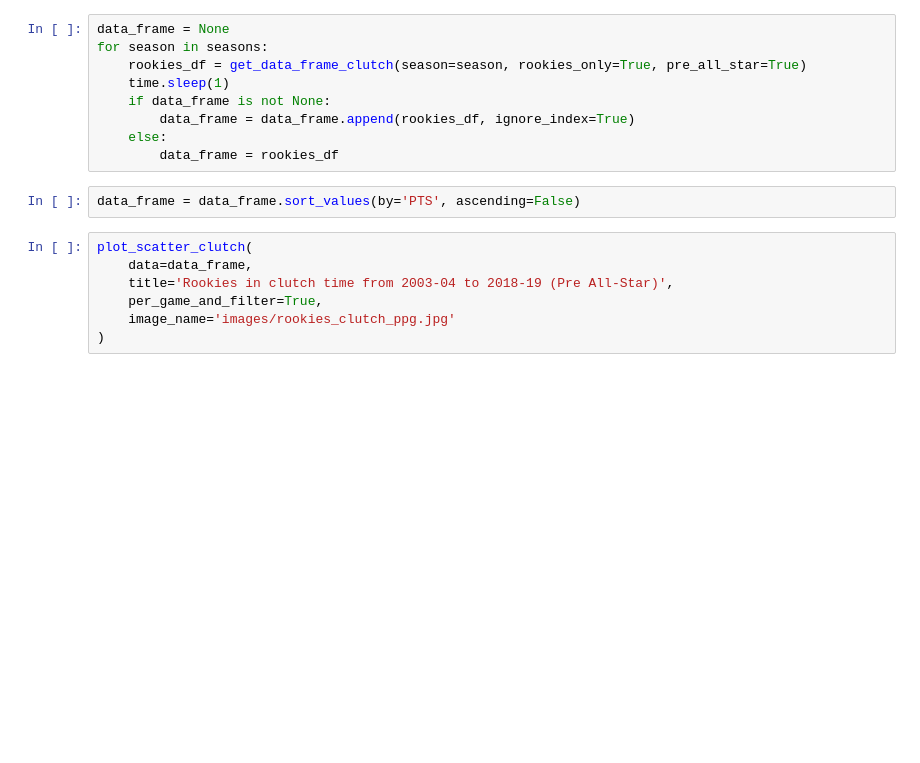
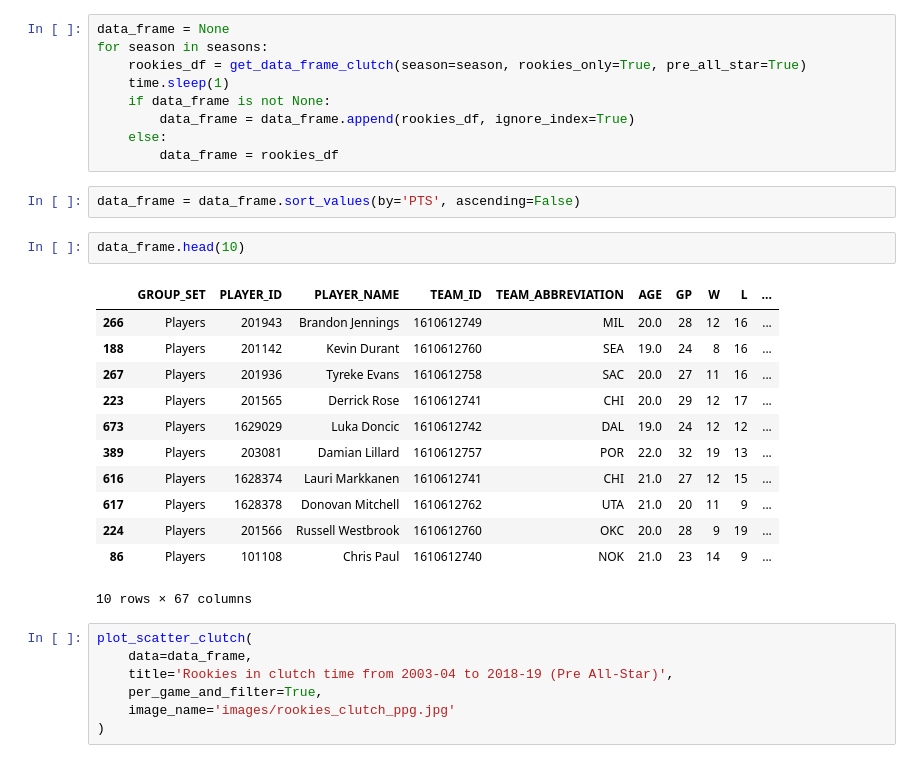
Before and after one commit to danchyy/Basketball_Analytics, a Jupyter notebook: Scripts/2018_19_season/doncic_analysis/doncic_analysis.ipynb, the cells around one changed output. Saved outputs shown, nothing was run; the diff lists cells and outputs as text; blank space fills up the shorter version.

```diff
--- a/Scripts/2018_19_season/doncic_analysis/doncic_analysis.ipynb
+++ b/Scripts/2018_19_season/doncic_analysis/doncic_analysis.ipynb
@@ -263,6 +263,21 @@ for season in seasons:
         data_frame = rookies_df
 # %%
 data_frame = data_frame.sort_values(by='PTS', ascending=False)
+# %%
+data_frame.head(10)
+# %% [output]
+|  | GROUP_SET | PLAYER_ID | PLAYER_NAME | TEAM_ID | TEAM_ABBREVIATION | AGE | GP | W | L | ... |
+| 266 | Players | 201943 | Brandon Jennings | 1610612749 | MIL | 20.0 | 28 | 12 | 16 | ... |
+| 188 | Players | 201142 | Kevin Durant | 1610612760 | SEA | 19.0 | 24 | 8 | 16 | ... |
+| 267 | Players | 201936 | Tyreke Evans | 1610612758 | SAC | 20.0 | 27 | 11 | 16 | ... |
+| 223 | Players | 201565 | Derrick Rose | 1610612741 | CHI | 20.0 | 29 | 12 | 17 | ... |
+| 673 | Players | 1629029 | Luka Doncic | 1610612742 | DAL | 19.0 | 24 | 12 | 12 | ... |
+| 389 | Players | 203081 | Damian Lillard | 1610612757 | POR | 22.0 | 32 | 19 | 13 | ... |
+| 616 | Players | 1628374 | Lauri Markkanen | 1610612741 | CHI | 21.0 | 27 | 12 | 15 | ... |
+| 617 | Players | 1628378 | Donovan Mitchell | 1610612762 | UTA | 21.0 | 20 | 11 | 9 | ... |
+| 224 | Players | 201566 | Russell Westbrook | 1610612760 | OKC | 20.0 | 28 | 9 | 19 | ... |
+| 86 | Players | 101108 | Chris Paul | 1610612740 | NOK | 21.0 | 23 | 14 | 9 | ... |
+10 rows × 67 columns
 # %%
 plot_scatter_clutch(
     data=data_frame,
```
Also changed, not shown: parts of 8 cells of this notebook, 2 other files.
